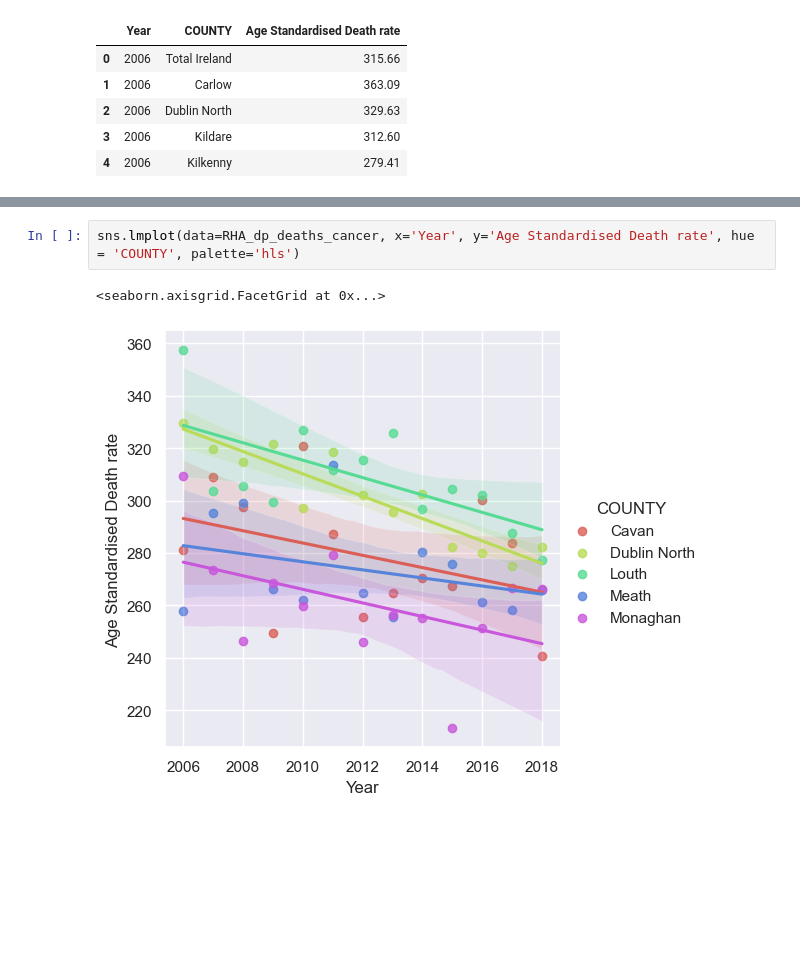
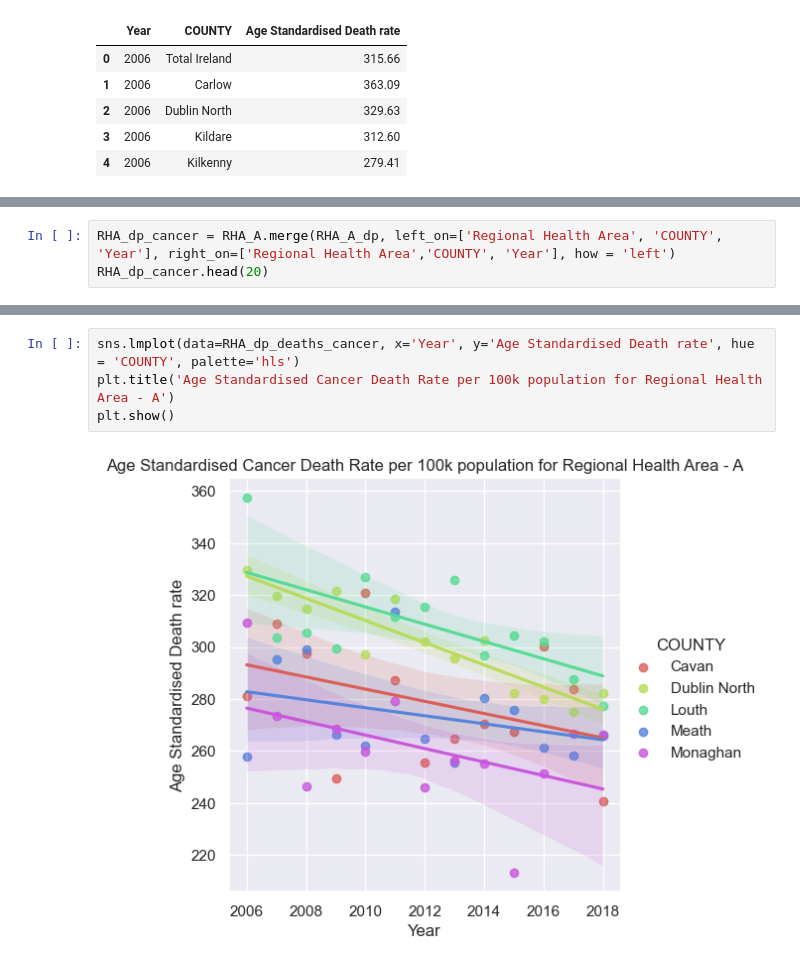
Before and after one commit to dinglet240/UCDPA_alisondingle, a Jupyter notebook: Cancer incidence.ipynb, the cells around one changed output, grey strips where cells are left out. Saved outputs shown, nothing was run; the diff lists cells and outputs as text; blank space fills up the shorter version.

```diff
--- a/Cancer incidence.ipynb
+++ b/Cancer incidence.ipynb
@@ -293,0 +276,3 @@ cancer_deaths.head()
+# %%
+RHA_dp_cancer = RHA_A.merge(RHA_A_dp, left_on=['Regional Health Area', 'COUNTY', 'Year'], right_on=['Regional Health Area','COUNTY', 'Year'], how = 'left')
+RHA_dp_cancer.head(20)
@@ -338,5 +338,6 @@ sns.lmplot(data=RHA_dp_deaths_cancer, x='Year', y='weighted_mean_dp', hue = 'COU
 # %%
 sns.lmplot(data=RHA_dp_deaths_cancer, x='Year', y='Age Standardised Death rate', hue = 'COUNTY', palette='hls')
+plt.title('Age Standardised Cancer Death Rate per 100k population for Regional Health Area - A')
+plt.show()
 # %% [output]
-<seaborn.axisgrid.FacetGrid at 0x...>
-[figure, old version]
+[figure, new version]
```
Also changed, not shown: parts of 49 cells of this notebook.
